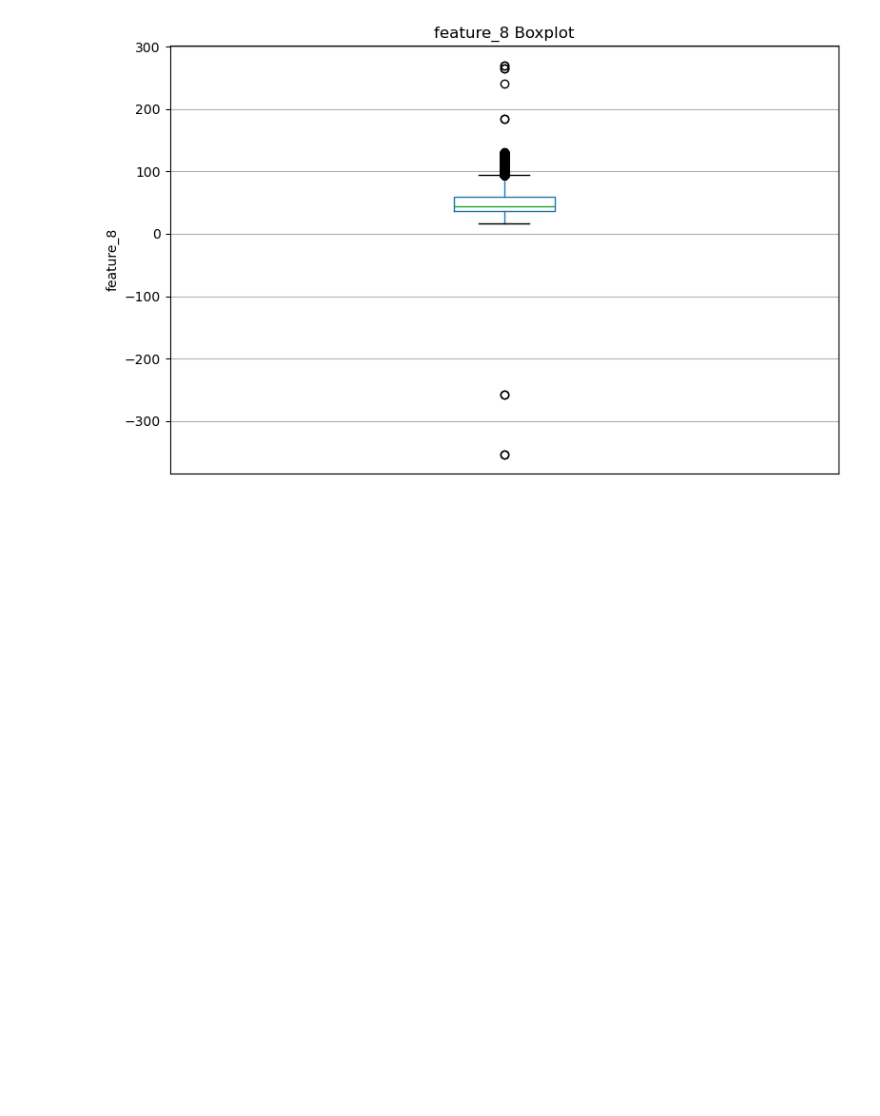
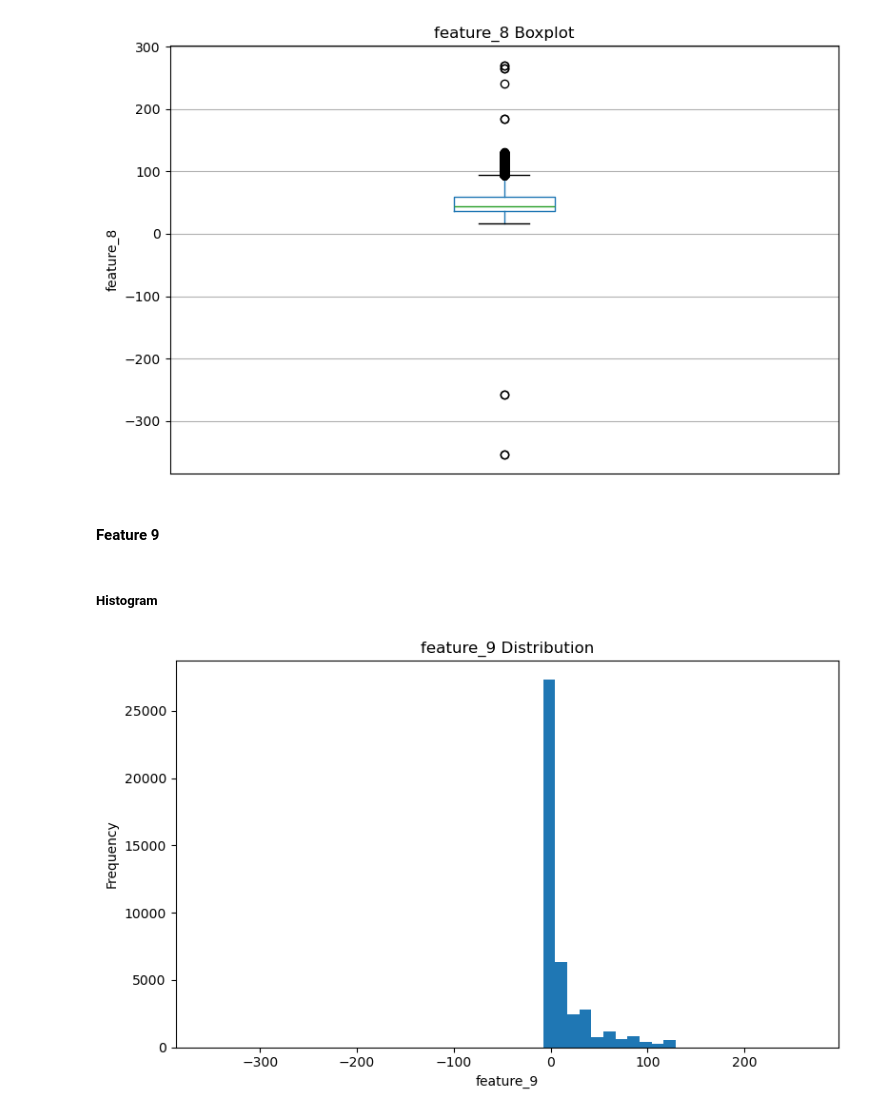
Before and after one commit to Daniyaliranmehr/Neural-Network-Training-Techniques, a Jupyter notebook: notebooks/01_data_preparation.ipynb, the cells around one changed output. Saved outputs shown, nothing was run; the diff lists cells and outputs as text; code cells hidden in the pictures; blank space fills up the shorter version.

```diff
--- a/notebooks/01_data_preparation.ipynb
+++ b/notebooks/01_data_preparation.ipynb
@@ -215,3 +215,11 @@ visualization.plot_histogram(df, column='feature_8', save_path='../assets')
 visualization.plot_boxplot(df, column='feature_8', save_path='../assets/')
 # %% [output]
 [figure]
+# %% [markdown]
+#### Feature 9
+# %% [markdown]
+##### Histogram
+# %%
+visualization.plot_histogram(df, column='feature_9', save_path='../assets')
+# %% [output]
+[figure, added]
```
Also changed, not shown: parts of 2 cells of this notebook, 3 other files.
